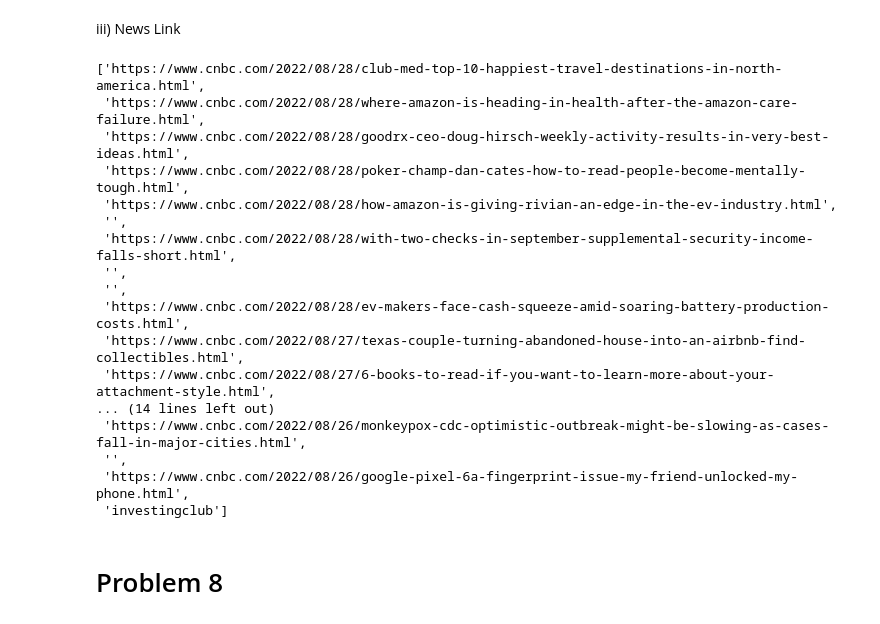
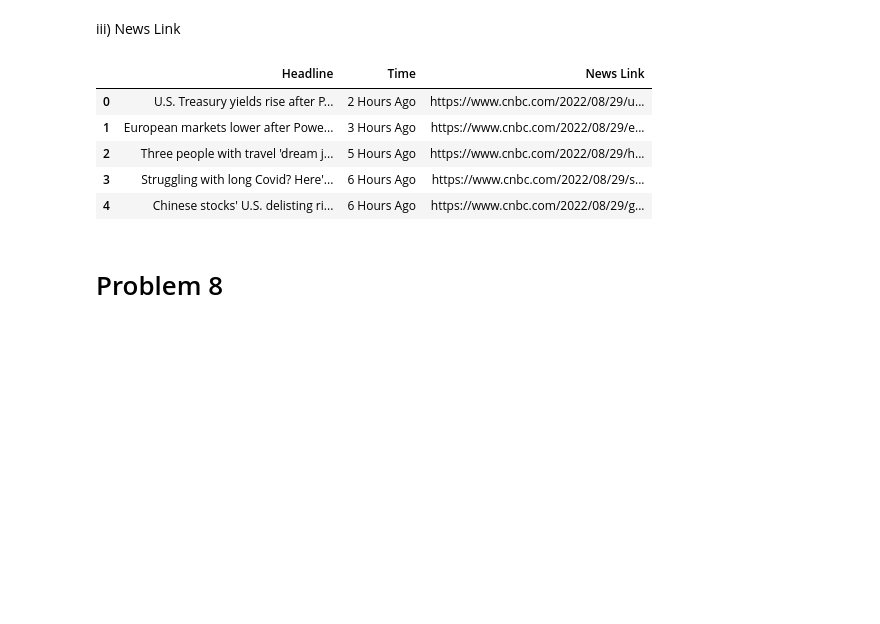
Before and after one commit to preeti0292/Internship, a Jupyter notebook: Web Scraping Worksheet.ipynb, the cells around one changed output. Cells and saved outputs as stored; diff of their text form; code cells hidden in the pictures; blank space fills up the shorter version.

```diff
--- a/Web Scraping Worksheet.ipynb
+++ b/Web Scraping Worksheet.ipynb
@@ -696,32 +628,47 @@ time
 # %% [markdown]
 iii) News Link
-# %%
-#Scrape links.
-links = []
-
-for n in soup_n.find_all('div', class_ = 'LatestNews-headlineWrapper'):
-    links.append(n.a['href'].strip("'/pro/'"))
-
-
-links
-# %% [output]
-['https://www.cnbc.com/2022/08/28/club-med-top-10-happiest-travel-destinations-in-north-america.html',
- 'https://www.cnbc.com/2022/08/28/where-amazon-is-heading-in-health-after-the-amazon-care-failure.html',
- 'https://www.cnbc.com/2022/08/28/goodrx-ceo-doug-hirsch-weekly-activity-results-in-very-best-ideas.html',
- 'https://www.cnbc.com/2022/08/28/poker-champ-dan-cates-how-to-read-people-become-mentally-tough.html',
- 'https://www.cnbc.com/2022/08/28/how-amazon-is-giving-rivian-an-edge-in-the-ev-industry.html',
- '',
- 'https://www.cnbc.com/2022/08/28/with-two-checks-in-september-supplemental-security-income-falls-short.html',
- '',
- '',
- 'https://www.cnbc.com/2022/08/28/ev-makers-face-cash-squeeze-amid-soaring-battery-production-costs.html',
- 'https://www.cnbc.com/2022/08/27/texas-couple-turning-abandoned-house-into-an-airbnb-find-collectibles.html',
- 'https://www.cnbc.com/2022/08/27/6-books-to-read-if-you-want-to-learn-more-about-your-attachment-style.html',
-... (14 lines left out)
- 'https://www.cnbc.com/2022/08/26/monkeypox-cdc-optimistic-outbreak-might-be-slowing-as-cases-fall-in-major-cities.html',
- '',
- 'https://www.cnbc.com/2022/08/26/google-pixel-6a-fingerprint-issue-my-friend-unlocked-my-phone.html',
- 'investingclub']
+# %%
+#Import date time
+
+from datetime import date
+today = date.today()
+d = today.strftime('%d-%m-%y')
+
+#Sending request to the news webpage server and using time format to get the updated headlines in every execution.
+n_url = 'https://www.cnbc.com/world/'.format(d)
+n  = requests.get(n_url)
+
+#Create Soup
+soup_n = BeautifulSoup(n.content,'html.parser')
+
+#Scrape the headline
+headline = []
+news = soup_n.find_all('a', class_ = 'LatestNews-headline')
+
+for i in news:
+    headline.append(i.text)
+
+#Parse the time from the webpage
+time = []
+
+for i in soup_n.find_all('time', class_ = 'LatestNews-timestamp'):
+    time.append(i.text)
+
+#Scrape links.
+links = []
+
+for n in soup_n.find_all('div', class_ = 'LatestNews-headlineWrapper'):
+    links.append(n.a['href'].strip("'/pro/'"))
+
+news = pd.DataFrame({'Headline':headline,'Time':time,'News Link':links})
+news.head()
+# %% [output]
+|  | Headline | Time | News Link |
+| 0 | U.S. Treasury yields rise after P... | 2 Hours Ago | https://www.cnbc.com/2022/08/29/u... |
+| 1 | European markets lower after Powe... | 3 Hours Ago | https://www.cnbc.com/2022/08/29/e... |
+| 2 | Three people with travel 'dream j... | 5 Hours Ago | https://www.cnbc.com/2022/08/29/h... |
+| 3 | Struggling with long Covid? Here'... | 6 Hours Ago | https://www.cnbc.com/2022/08/29/s... |
+| 4 | Chinese stocks' U.S. delisting ri... | 6 Hours Ago | https://www.cnbc.com/2022/08/29/g... |
 # %% [markdown]
 # Problem 8
 # %% [markdown]
```
Also changed, not shown: parts of 32 cells of this notebook.
